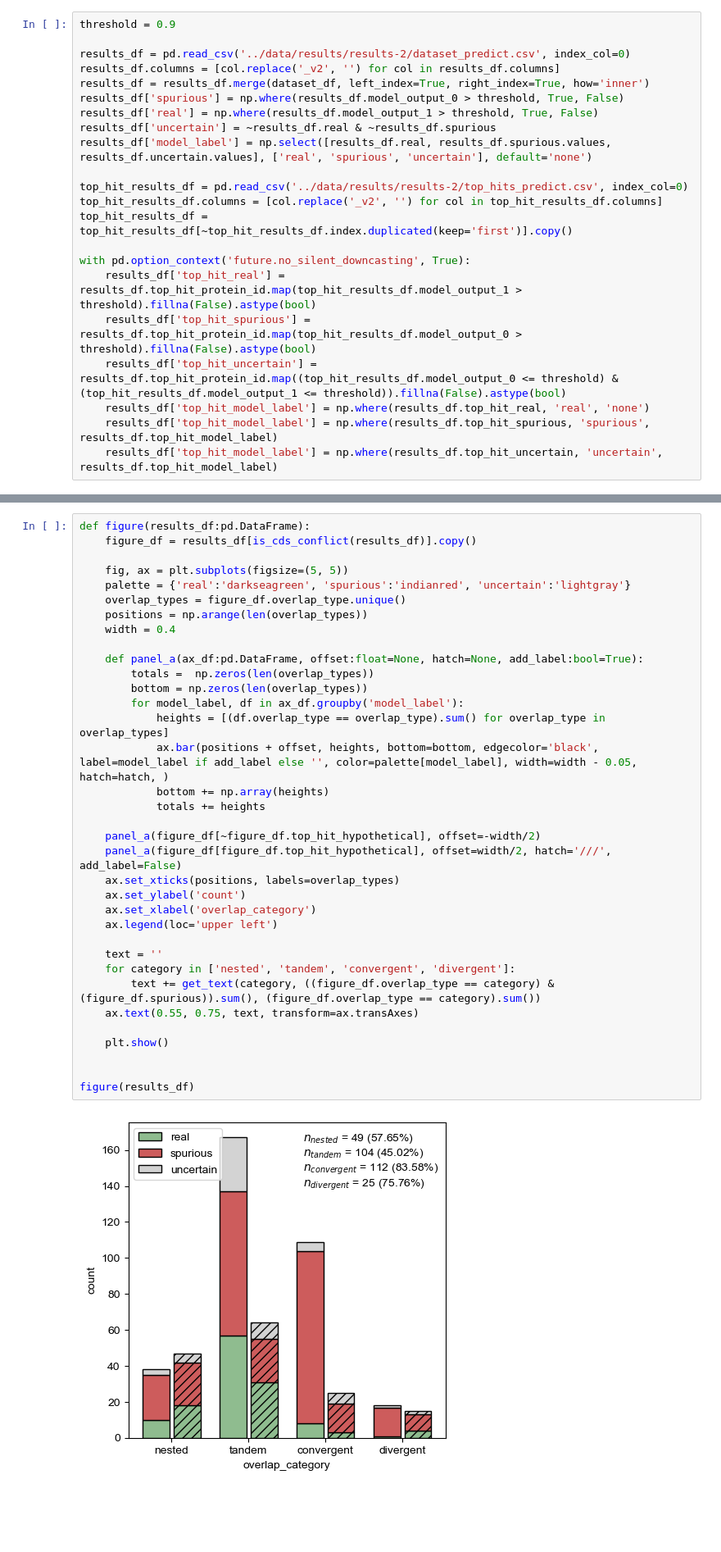
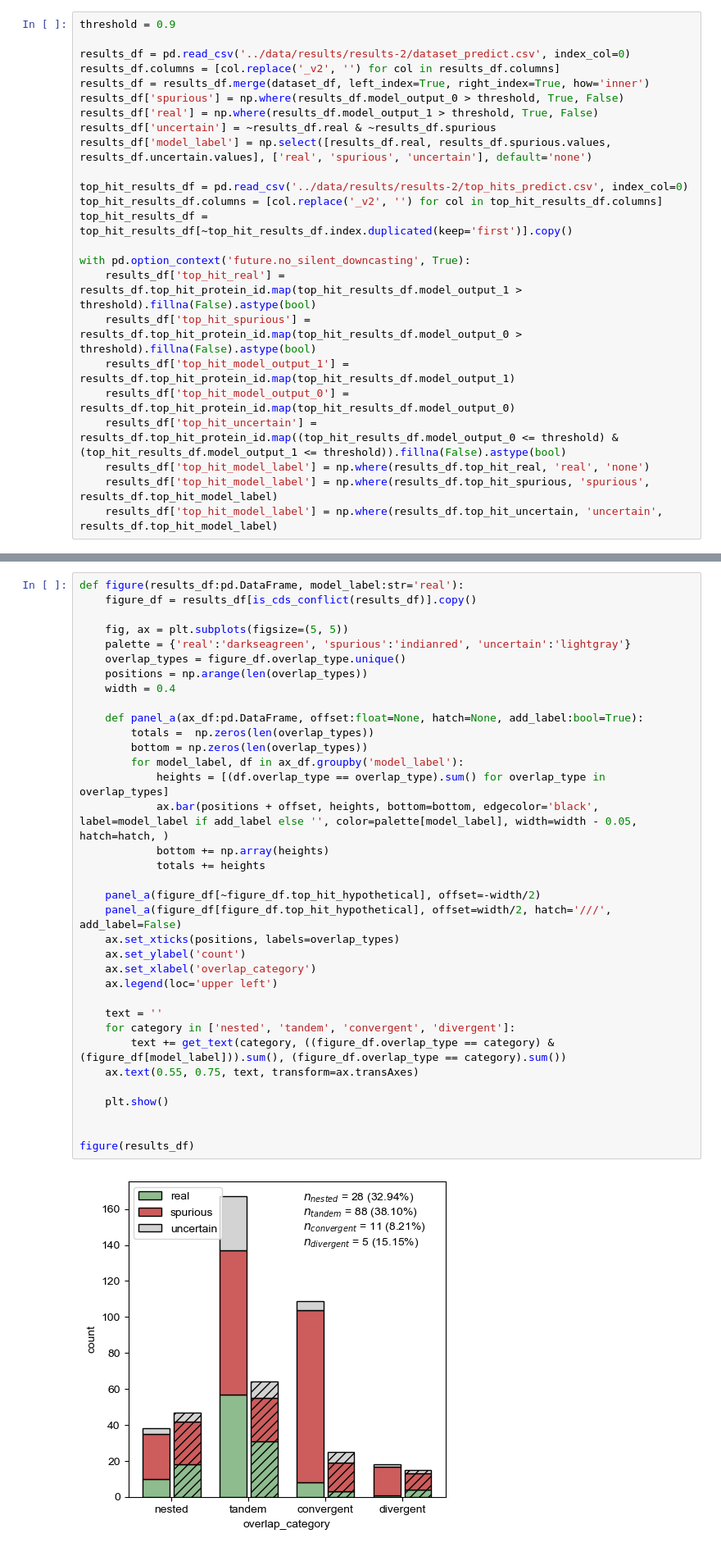
Before and after one commit to pipparichter/frugal, a Jupyter notebook: notebooks/results-2-2.ipynb, the cells around one changed output, grey strips where cells are left out. Shown at 82% size. Cells and saved outputs as stored; diff of their text form; blank space fills up the shorter version.

```diff
--- a/notebooks/results-2-2.ipynb
+++ b/notebooks/results-2-2.ipynb
@@ -87,6 +79,8 @@ top_hit_results_df = top_hit_results_df[~top_hit_results_df.index.duplicated(kee
 with pd.option_context('future.no_silent_downcasting', True):
     results_df['top_hit_real'] = results_df.top_hit_protein_id.map(top_hit_results_df.model_output_1 > threshold).fillna(False).astype(bool)
     results_df['top_hit_spurious'] = results_df.top_hit_protein_id.map(top_hit_results_df.model_output_0 > threshold).fillna(False).astype(bool)
+    results_df['top_hit_model_output_1'] = results_df.top_hit_protein_id.map(top_hit_results_df.model_output_1)
+    results_df['top_hit_model_output_0'] = results_df.top_hit_protein_id.map(top_hit_results_df.model_output_0)
     results_df['top_hit_uncertain'] = results_df.top_hit_protein_id.map((top_hit_results_df.model_output_0 <= threshold) & (top_hit_results_df.model_output_1 <= threshold)).fillna(False).astype(bool)
     results_df['top_hit_model_label'] = np.where(results_df.top_hit_real, 'real', 'none')
     results_df['top_hit_model_label'] = np.where(results_df.top_hit_spurious, 'spurious', results_df.top_hit_model_label)
@@ -120,39 +114,39 @@ same_strand: True query_strand: -1
 overlap_length: 11 6.43% of query
 genome: GCF_003570935.1, on contig NZ_QXIU01000193, (2, 172)
 # %%
-def figure(results_df:pd.DataFrame):
+def figure(results_df:pd.DataFrame, model_label:str='real'):
     figure_df = results_df[is_cds_conflict(results_df)].copy()
 
     fig, ax = plt.subplots(figsize=(5, 5))
     palette = {'real':'darkseagreen', 'spurious':'indianred', 'uncertain':'lightgray'}
     overlap_types = figure_df.overlap_type.unique()
     positions = np.arange(len(overlap_types))
     width = 0.4
 
     def panel_a(ax_df:pd.DataFrame, offset:float=None, hatch=None, add_label:bool=True):
         totals =  np.zeros(len(overlap_types))
         bottom = np.zeros(len(overlap_types))
         for model_label, df in ax_df.groupby('model_label'):
             heights = [(df.overlap_type == overlap_type).sum() for overlap_type in overlap_types]
             ax.bar(positions + offset, heights, bottom=bottom, edgecolor='black', label=model_label if add_label else '', color=palette[model_label], width=width - 0.05, hatch=hatch, )
             bottom += np.array(heights)
             totals += heights
 
     panel_a(figure_df[~figure_df.top_hit_hypothetical], offset=-width/2)
     panel_a(figure_df[figure_df.top_hit_hypothetical], offset=width/2, hatch='///', add_label=False)
     ax.set_xticks(positions, labels=overlap_types)
     ax.set_ylabel('count')
     ax.set_xlabel('overlap_category')
     ax.legend(loc='upper left')
 
     text = ''
     for category in ['nested', 'tandem', 'convergent', 'divergent']:
-        text += get_text(category, ((figure_df.overlap_type == category) & (figure_df.spurious)).sum(), (figure_df.overlap_type == category).sum())
+        text += get_text(category, ((figure_df.overlap_type == category) & (figure_df[model_label])).sum(), (figure_df.overlap_type == category).sum())
     ax.text(0.55, 0.75, text, transform=ax.transAxes)
 
     plt.show()
 
 
 figure(results_df)
 # %% [output]
-[figure, old version]
+[figure, new version]
```
Also changed, not shown: parts of 11 cells of this notebook, 5 other files.
